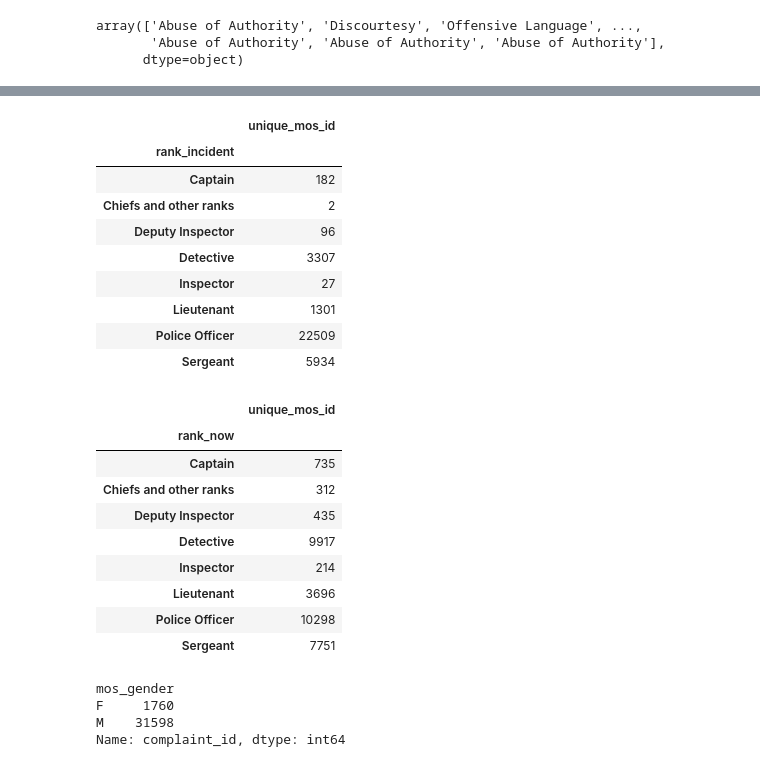
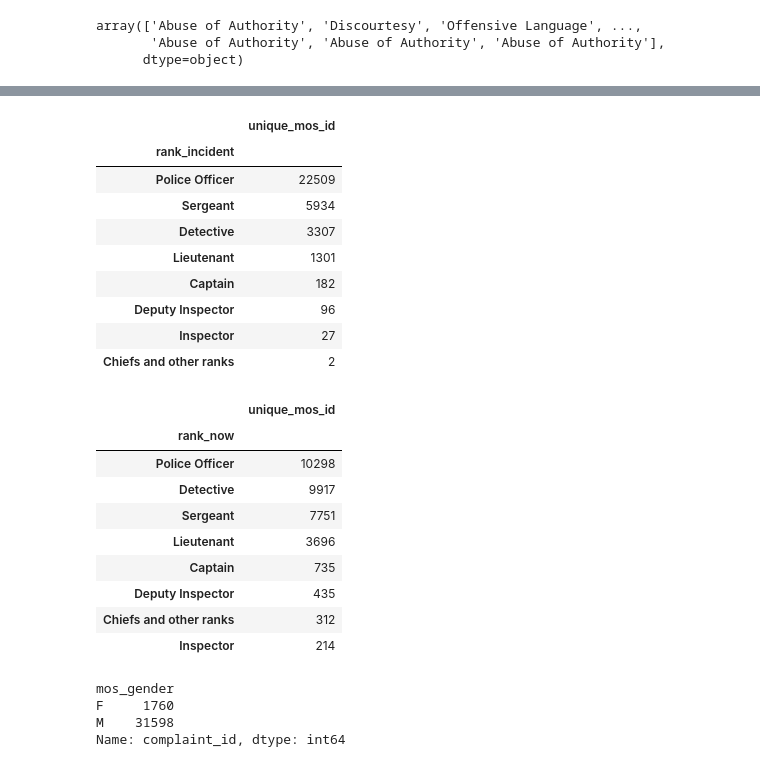
Before and after one commit to luismjimenez/CCRB-repo, a Jupyter notebook: CCRB-dataset.ipynb, the cells around one changed output, grey strips where cells are left out. Saved outputs shown, nothing was run; the diff lists cells and outputs as text; code cells hidden in the pictures.

```diff
--- a/CCRB-dataset.ipynb
+++ b/CCRB-dataset.ipynb
@@ -2,6 +2,7 @@
 import pandas as pd
 import numpy as np
 import matplotlib.pyplot as plt
+pd.options.display.max_rows = 999
 # %%
 df = pd.read_csv('allegations_20200726939.csv')
 # %%
@@ -328,31 +341,31 @@ df.groupby(['outcome_description']).count()[['complaint_id']]
 # %%
 # df[['rank_incident']]
 # df[['rank_now']]
-df.groupby(['rank_incident']).count()[['unique_mos_id']]
+df.groupby(['rank_incident']).count()[['unique_mos_id']].sort_values(by='unique_mos_id', ascending=False)
 # %% [output]
 |  | unique_mos_id |
 | rank_incident |  |
-| Captain | 182 |
-| Chiefs and other ranks | 2 |
-| Deputy Inspector | 96 |
-| Detective | 3307 |
-| Inspector | 27 |
-| Lieutenant | 1301 |
 | Police Officer | 22509 |
 | Sergeant | 5934 |
+| Detective | 3307 |
+| Lieutenant | 1301 |
+| Captain | 182 |
+| Deputy Inspector | 96 |
+| Inspector | 27 |
+| Chiefs and other ranks | 2 |
 # %%
-df.groupby(['rank_now']).count()[['unique_mos_id']]
+df.groupby(['rank_now']).count()[['unique_mos_id']].sort_values(by='unique_mos_id', ascending=False)
 # %% [output]
 |  | unique_mos_id |
 | rank_now |  |
+| Police Officer | 10298 |
+| Detective | 9917 |
+| Sergeant | 7751 |
+| Lieutenant | 3696 |
 | Captain | 735 |
+| Deputy Inspector | 435 |
 | Chiefs and other ranks | 312 |
-| Deputy Inspector | 435 |
-| Detective | 9917 |
 | Inspector | 214 |
-| Lieutenant | 3696 |
-| Police Officer | 10298 |
-| Sergeant | 7751 |
 # %%
 ### Have the officers been promoted? moved into other posts
 # %%
```
Also changed, not shown: parts of 11 cells of this notebook.
